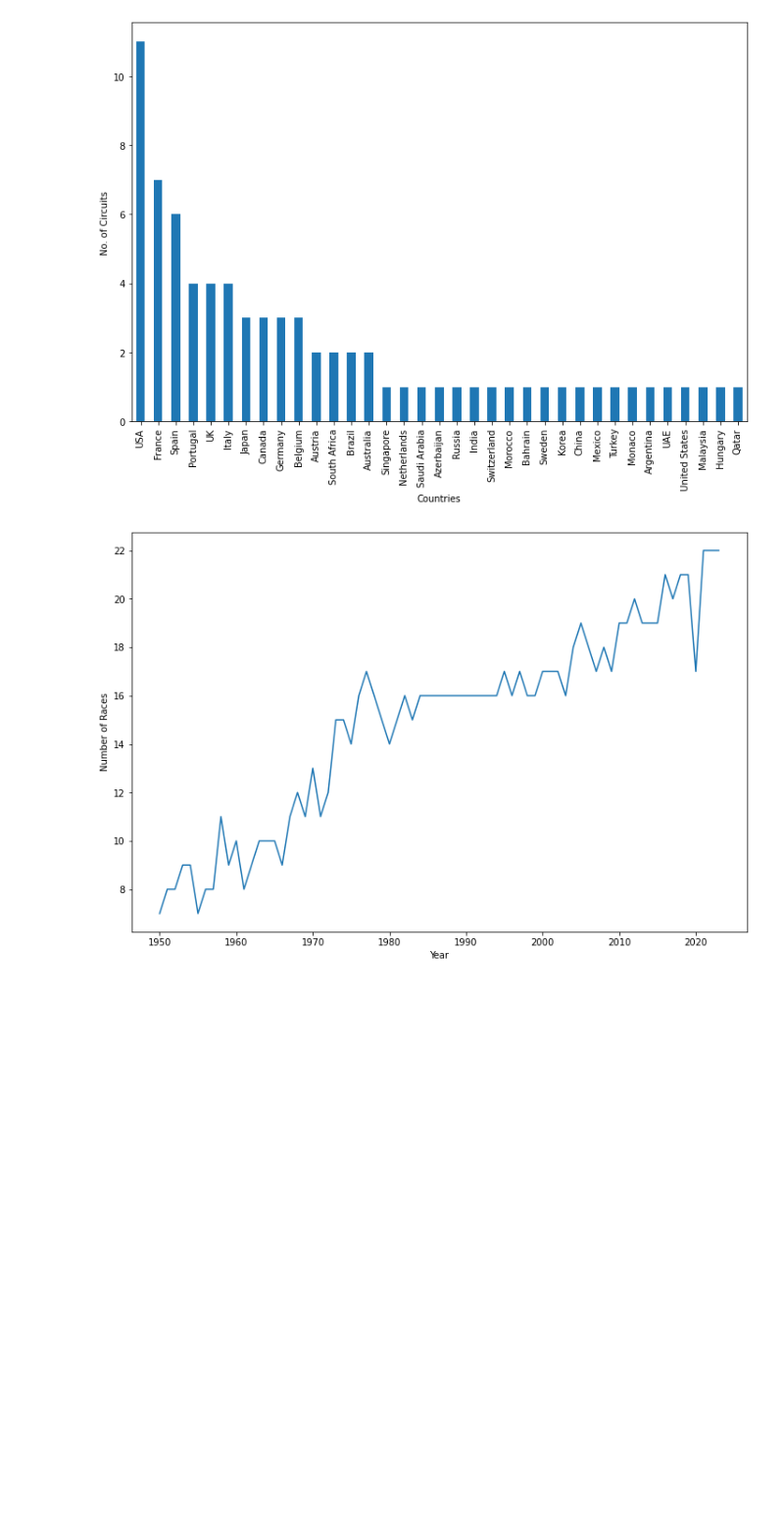
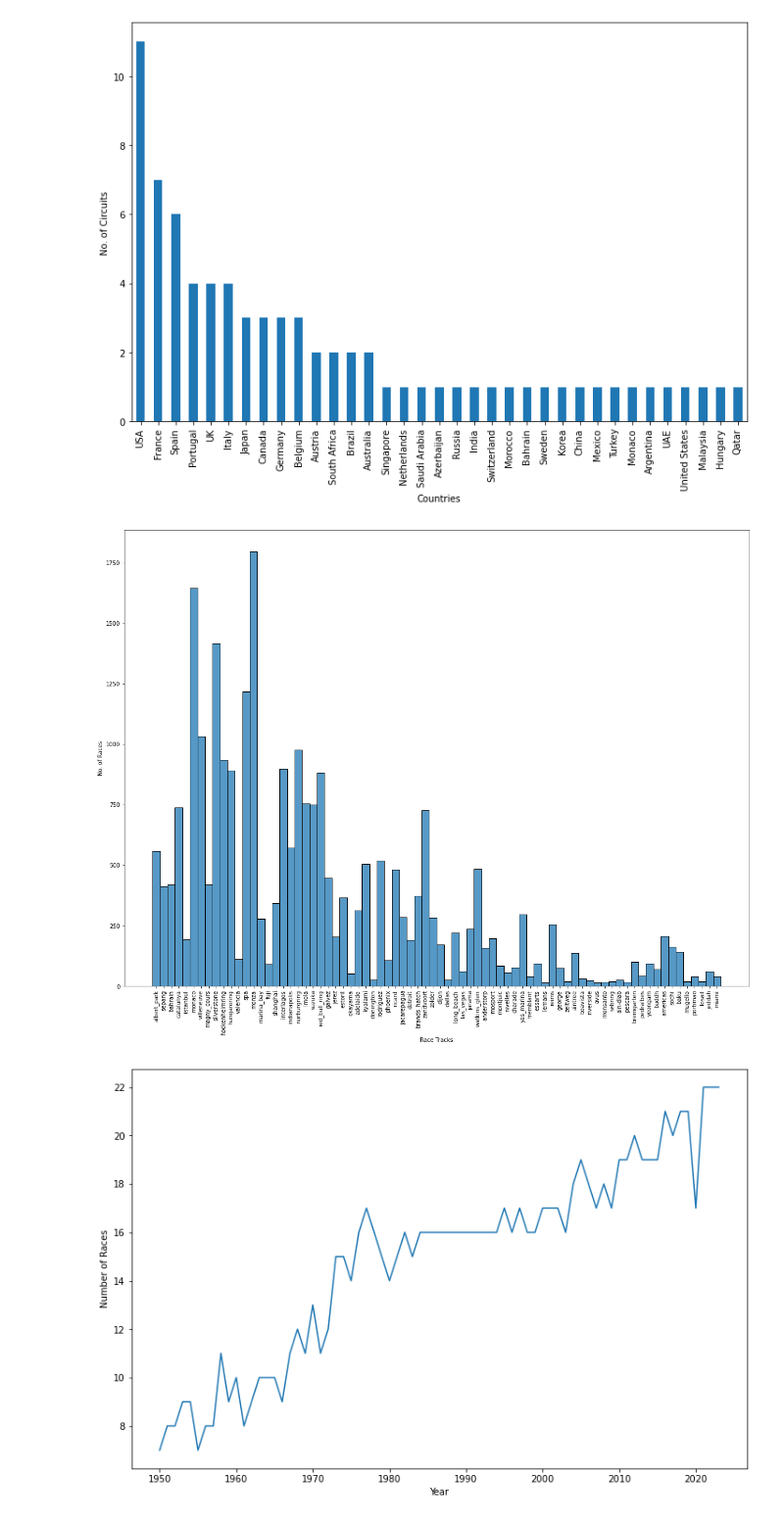
Before and after one commit to PaulOM203/MSC_Thesis_F1, a Jupyter notebook: Notebook.ipynb, the cells around one changed output. Shown at 98% size. Drawn from its saved outputs; the diff is of its cells as text; code cells hidden in the pictures; blank space fills up the shorter version.

```diff
--- a/Notebook.ipynb
+++ b/Notebook.ipynb
@@ -77,7 +77,7 @@ driver_df = merged_F1.drop(['resultId','number_x','positionText','positionOrder'
                            'fastestLap','rank','fastestLapTime','fastestLapSpeed','driverRef',
                            'number_y','code','url_x','url_y','fp1_date','fp1_time','fp2_date',
                             'fp2_time','fp3_date','fp3_time','quali_date','quali_time','sprint_date',
-                            'sprint_time','circuitRef','name_y','location','lat','lng','alt','url_x',
+                            'sprint_time','name_y','location','lat','lng','alt','url_x',
                             'status','constructorRef','nationality_y','url_y'], axis = 1)
 # %%
 driver_df.head(10)
@@ -225,6 +226,17 @@ ax.set_ylabel("No. of Circuits")
 ax.figure.savefig('Circuits per country.png', dpi=300)
 # %% [output]
 [figure]
+# %%
+## Plotting a histogram of how many times an F1 race took place in each circuit
+
+plt.figure(figsize=(20,15))
+ax=sns.histplot(driver_race_data, x = 'circuitRef', bins=driver_race_data['circuitRef'].nunique())
+plt.xticks(rotation='90')
+ax.set_xlabel("Race Tracks")
+ax.set_ylabel("No. of Races")
+ax.figure.savefig('No. of races per Track.png', dpi=300)
+# %% [output]
+[figure, added]
 # %%
 ## Getting the number of races per year now
 
```
Also changed, not shown: parts of 30 cells of this notebook.
